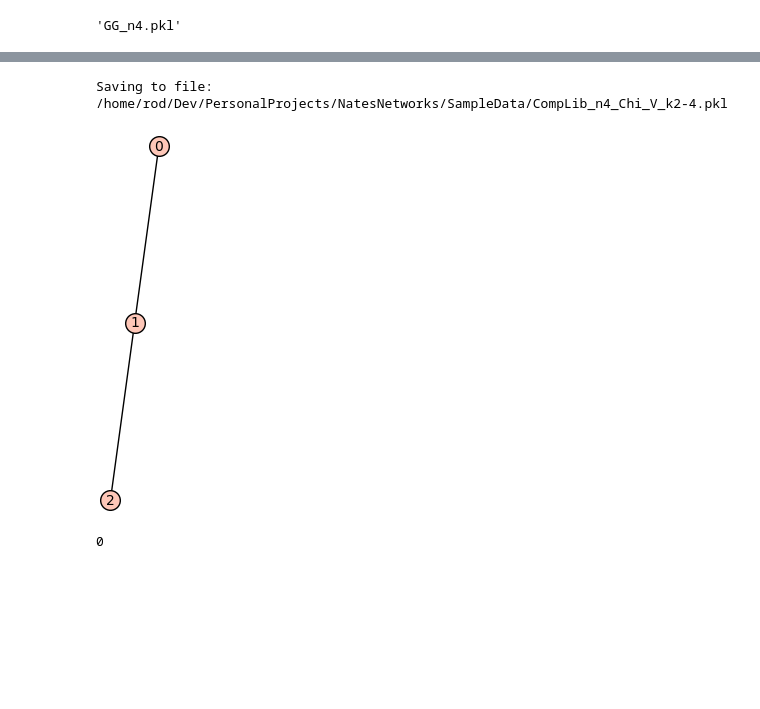
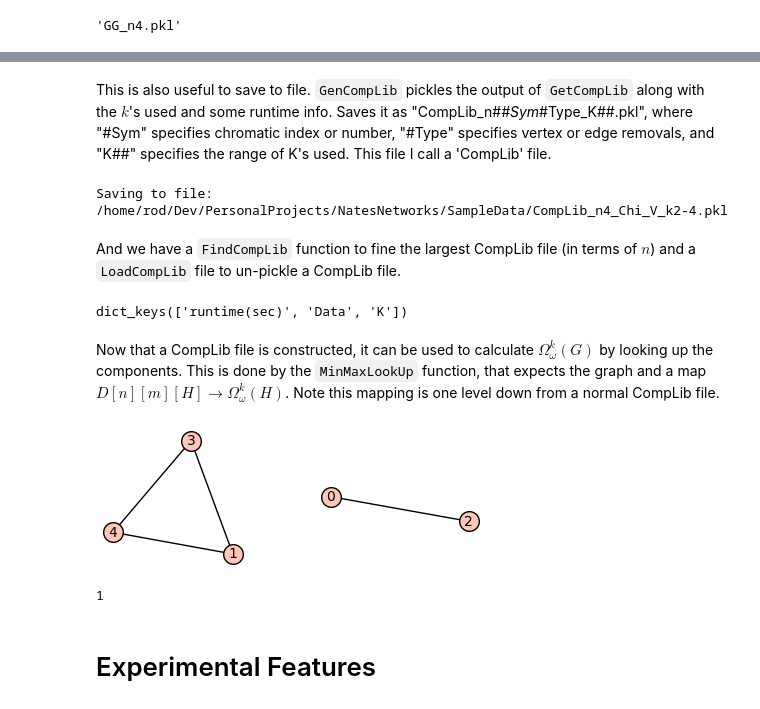
Before and after one commit to rodrigoReyrios/NetworkReliability2, a Jupyter notebook: MinMax2Demo.ipynb, the cells around one changed output, grey strips where cells are left out. Drawn from its saved outputs; the diff is of its cells as text; code cells hidden in the pictures; blank space fills up the shorter version.

```diff
--- a/MinMax2Demo.ipynb
+++ b/MinMax2Demo.ipynb
@@ -142,3 +175,5 @@ CompLib = mm.GetCompLib(np=4,sym=Sym,typ=Typ,ks=[2,3],dirs=path)
+# %% [markdown]
+This is also useful to save to file. `GenCompLib` pickles the output of `GetCompLib` along with the $k$'s used and some runtime info. Saves it as "CompLib_n#_#Sym_#Type_K##.pkl", where "#Sym" specifies chromatic index or number, "#Type" specifies vertex or edge removals, and "K##" specifies the range of K's used. This file I call a 'CompLib' file.
 # %%
 #Similar to the GenGG() auto pickling GG data ina nice ditc, GenCompLib() packages CompLib data
 #into a nice dictionary with some data
@@ -146,27 +180,34 @@ CompLib = mm.GetCompLib(np=4,sym=Sym,typ=Typ,ks=[2,3],dirs=path)
 mm.GenCompLib(np=4,sym=Sym,typ=Typ,ks=[2,3,4],dirs=path)
 # %% [output]
 Saving to file: /home/rod/Dev/PersonalProjects/NatesNetworks/SampleData/CompLib_n4_Chi_V_k2-4.pkl
+# %% [markdown]
+And we have a `FindCompLib` function to fine the largest CompLib file (in terms of $n$) and a `LoadCompLib` file to un-pickle a CompLib file.
 # %%
 #there is also a FindCompLib() to find the name of largest CompLib and LoadCompLib() to load
 #the largest CompLib file
 CompLibFile = mm.LoadCompLib(sym='Chi',typ='V',dirs=path)
+print(CompLibFile.keys())
 CompLib = CompLibFile['Data']
+# %% [output]
+dict_keys(['runtime(sec)', 'Data', 'K'])
+# %% [markdown]
+Now that a CompLib file is constructed, it can be used to calculate $\Omega_\omega^k(G)$ by looking up the components. This is done by the `MinMaxLookUp` function, that expects the graph and a map $D[n][m][H]\rightarrow \Omega_\omega^k(H)$. Note this mapping is one level down from a normal CompLib file.
 # %%
-#Now that there is a CompLib that maps
+#CompLib stores
 # Dict[k][n][m][H] => Sym_#^k(H) for each connected component H with n vertices and m edges
-#MinMaxLooUp() takes a graph H and a map
-# Dict[n][m][H] => #
-#The ide here is that if the correct subdictionary of CompLib is passed this calculates
-#MinMax by just refrenceing precomputed values
+#because of the way CompLib is made CompLib[2] is associated with vertex removals to get Chi under 2
 
-#because of the way CompLib is made CompLib[2] is associated with vertex removals to get Chi under 2
-CompL = CompLib[2]
-
-H = graphs.RandomGNM(3,2)
-
+#example graph
+E = {
+    4:[3,1],
+    3:[1],
+    0:[2]
+}
+H = Graph(E)
 show(H)
 
-mm.MinMaxLookUp(H,CompL)
+#use the lookup method to caluclate MinMax
+mm.MinMaxLookUp(H,CompLib[2])
 # %% [output]
-[figure, old version]
+[figure, new version]
-0
+1
@@ -177,0 +214,2 @@ mm.MinMaxLookUp(H,CompL)
+# %% [markdown]
+# Experimental Features
```
Also changed, not shown: parts of 23 cells of this notebook, 4 other files.
